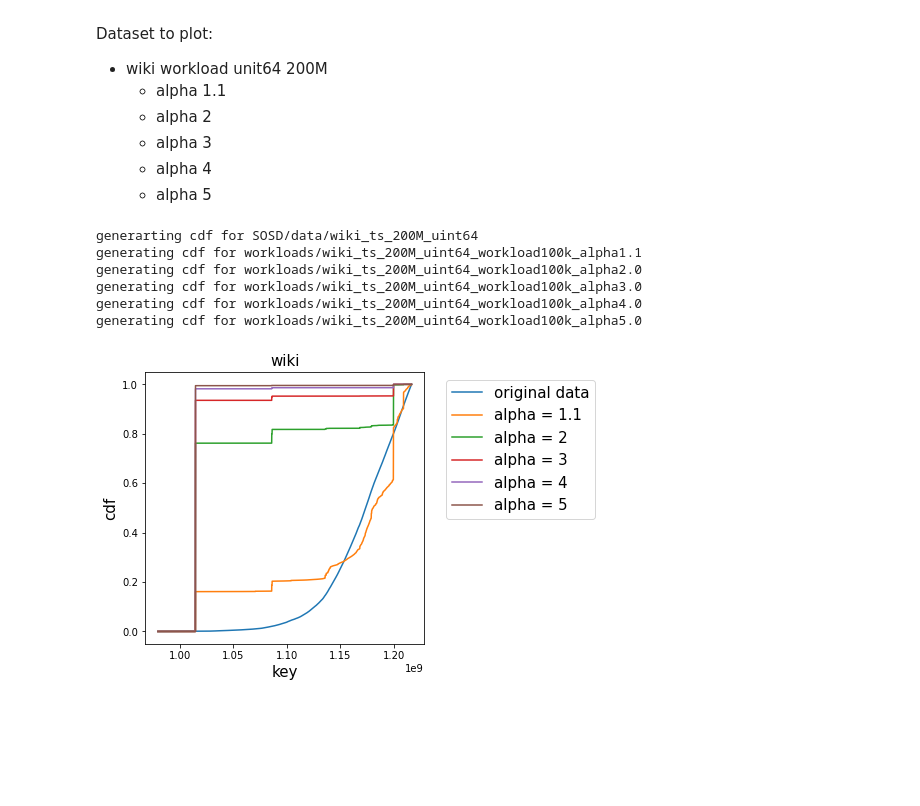
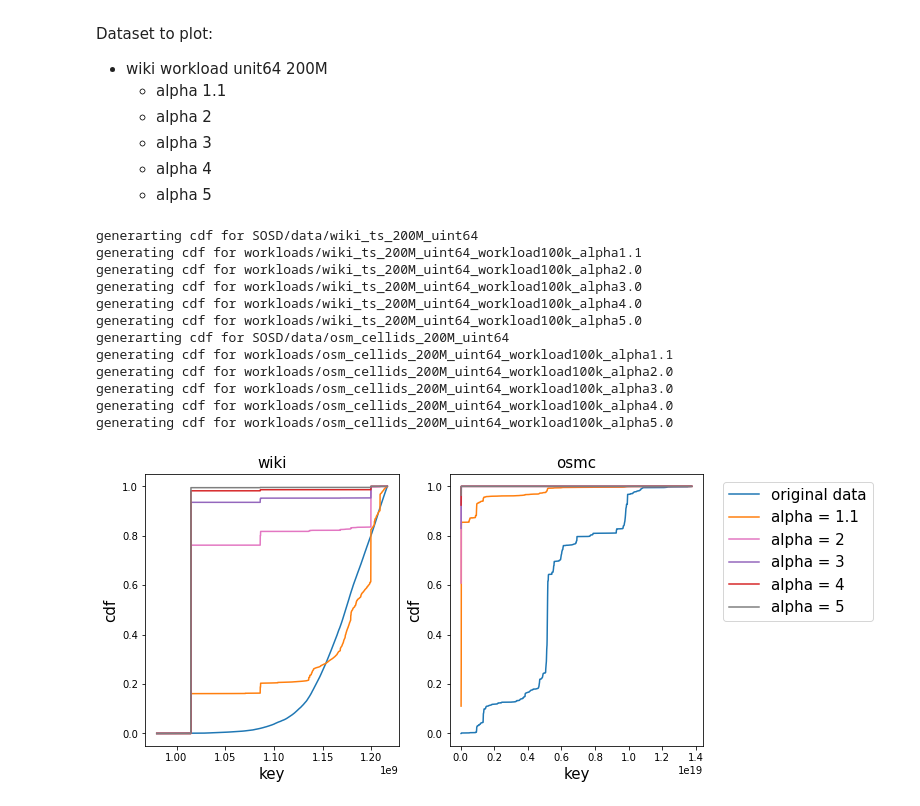
Before and after one commit to parama/mlsysfinalproject, a Jupyter notebook: workload_visualization.ipynb, the cells around one changed output. Drawn from its saved outputs; the diff is of its cells as text; code cells hidden in the pictures; blank space fills up the shorter version.

Commit message:
added osmc

```diff
--- a/workload_visualization.ipynb
+++ b/workload_visualization.ipynb
@@ -27,21 +27,21 @@ def cdf(x_values, freq_dict):
     total = cdf[-1]
     return np.divide(cdf, total)
 
-def plot_dataset(ax, data_path, workload_paths, alphas):
+def plot_dataset(ax, data_path, workload_paths, alphas, colors):
 
     print("generarting cdf for {}".format(data_path))
     data = load_binary_data(data_path, False)
     x_values, data_freq = count_frequency(data)
     x_values = sorted(x_values)
     data_cdf = cdf(x_values, data_freq)
-    ax.plot(x_values, data_cdf, label="original data")
+    ax.plot(x_values, data_cdf, label="original data", c=colors[0])
 
-    for wl_path, alpha in zip(workload_paths, alphas):
+    for wl_path, alpha, color in zip(workload_paths, alphas, colors[1:]):
         print("generating cdf for {}".format(wl_path))
         workload = load_binary_data(wl_path, True)
         _, wl_freq = count_frequency(workload)
         workload_cdf = cdf(x_values, wl_freq)
-        ax.plot(x_values, workload_cdf, label="alpha = {}".format(alpha))
+        ax.plot(x_values, workload_cdf, label="alpha = {}".format(alpha), c=color)
     return ax
 # %% [markdown]
 ### plot
@@ -63,20 +63,42 @@ wiki_workloads = [
     "workloads/wiki_ts_200M_uint64_workload100k_alpha4.0",
     "workloads/wiki_ts_200M_uint64_workload100k_alpha5.0"
 ]
-wiki_alphas = [1.1, 2, 3, 4, 5]
+
+# osmc dataset
+osmc_data = "SOSD/data/osm_cellids_200M_uint64"
+osmc_workloads = [
+    "workloads/osm_cellids_200M_uint64_workload100k_alpha1.1",
+    "workloads/osm_cellids_200M_uint64_workload100k_alpha2.0",
+    "workloads/osm_cellids_200M_uint64_workload100k_alpha3.0",
+    "workloads/osm_cellids_200M_uint64_workload100k_alpha4.0",
+    "workloads/osm_cellids_200M_uint64_workload100k_alpha5.0"
+]
+
+# configuration
+alphas = [1.1, 2, 3, 4, 5]
+plot_colors = ["tab:blue", "tab:orange", "tab:pink", "tab:purple", "tab:red", "tab:gray"]
 # %%
-fig, ax = plt.subplots(1, 1, figsize=(5, 5))
-ax = plot_dataset(ax, wiki_data, wiki_workloads, wiki_alphas)
-ax.set_title("wiki", fontsize=15)
-ax.set_xlabel("key", fontsize=15)
-ax.set_ylabel("cdf", fontsize=15)
-ax.legend(fontsize=15, bbox_to_anchor=(1.05, 1.0), loc='upper left')
+fig, axs = plt.subplots(1, 2, figsize=(10, 5))
+axs[0] = plot_dataset(axs[0], wiki_data, wiki_workloads, alphas, plot_colors)
+axs[1] = plot_dataset(axs[1], osmc_data, osmc_workloads, alphas, plot_colors)
+axs[0].set_title("wiki", fontsize=15)
+axs[1].set_title("osmc", fontsize=15)
+for ax in axs:
+    ax.set_xlabel("key", fontsize=15)
+    ax.set_ylabel("cdf", fontsize=15)
+axs[-1].legend(fontsize=15, bbox_to_anchor=(1.05, 1.0), loc='upper left')
 plt.savefig("figs/generated_workloads.pdf", bbox_inches="tight")
 # %% [output]
 generarting cdf for SOSD/data/wiki_ts_200M_uint64
 generating cdf for workloads/wiki_ts_200M_uint64_workload100k_alpha1.1
 generating cdf for workloads/wiki_ts_200M_uint64_workload100k_alpha2.0
 generating cdf for workloads/wiki_ts_200M_uint64_workload100k_alpha3.0
 generating cdf for workloads/wiki_ts_200M_uint64_workload100k_alpha4.0
 generating cdf for workloads/wiki_ts_200M_uint64_workload100k_alpha5.0
+generarting cdf for SOSD/data/osm_cellids_200M_uint64
+generating cdf for workloads/osm_cellids_200M_uint64_workload100k_alpha1.1
+generating cdf for workloads/osm_cellids_200M_uint64_workload100k_alpha2.0
+generating cdf for workloads/osm_cellids_200M_uint64_workload100k_alpha3.0
+generating cdf for workloads/osm_cellids_200M_uint64_workload100k_alpha4.0
+generating cdf for workloads/osm_cellids_200M_uint64_workload100k_alpha5.0
-[figure, old version]
+[figure, new version]
```
Also changed, not shown: 1 other file.
